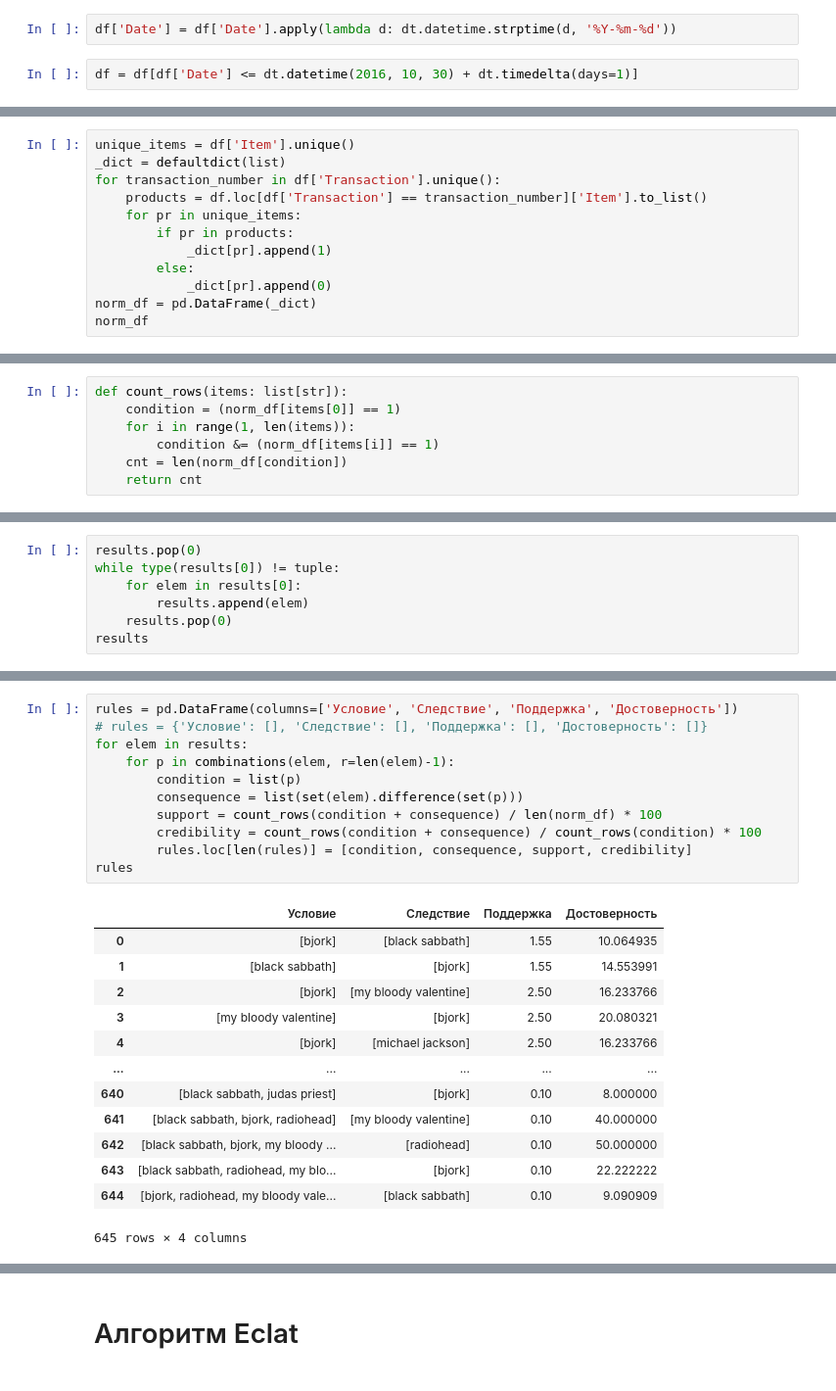
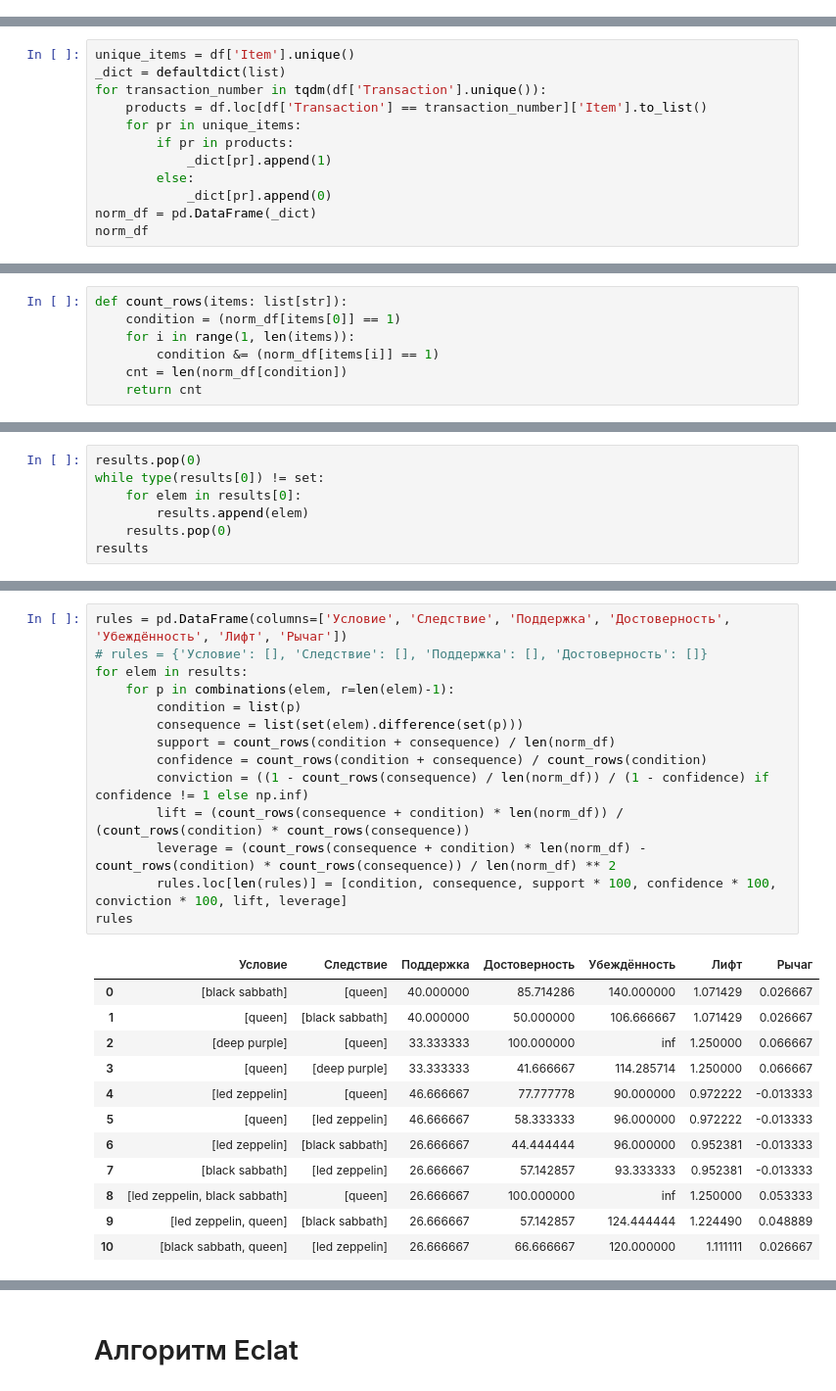
Before and after one commit to Grander78498/grander-materials-v2, a Jupyter notebook: Пр.интел.систем/prac1.ipynb, the cells around one changed output, grey strips where cells are left out. Shown: that part at 98% size. Saved outputs shown, nothing was run; the diff lists cells and outputs as text.

```diff
--- a/Пр.интел.систем/prac1.ipynb
+++ b/Пр.интел.систем/prac1.ipynb
@@ -105,7 +105,3 @@ df.head(100)
-# %%
-df['Date'] = df['Date'].apply(lambda d: dt.datetime.strptime(d, '%Y-%m-%d'))
-# %%
-df = df[df['Date'] <= dt.datetime(2016, 10, 30) + dt.timedelta(days=1)]
 # %%
 df
 # %% [output]
@@ -137,7 +137,7 @@ np.True_
 # %%
 unique_items = df['Item'].unique()
 _dict = defaultdict(list)
-for transaction_number in df['Transaction'].unique():
+for transaction_number in tqdm(df['Transaction'].unique()):
     products = df.loc[df['Transaction'] == transaction_number]['Item'].to_list()
     for pr in unique_items:
         if pr in products:
@@ -245,6 +246,6 @@ print(results[1:])
 # %%
 results.pop(0)
-while type(results[0]) != tuple:
+while type(results[0]) != set:
     for elem in results[0]:
         results.append(elem)
     results.pop(0)
@@ -270,28 +259,30 @@ results
 # %%
-rules = pd.DataFrame(columns=['Условие', 'Следствие', 'Поддержка', 'Достоверность'])
+rules = pd.DataFrame(columns=['Условие', 'Следствие', 'Поддержка', 'Достоверность', 'Убеждённость', 'Лифт', 'Рычаг'])
 # rules = {'Условие': [], 'Следствие': [], 'Поддержка': [], 'Достоверность': []}
 for elem in results:
     for p in combinations(elem, r=len(elem)-1):
         condition = list(p)
         consequence = list(set(elem).difference(set(p)))
-        support = count_rows(condition + consequence) / len(norm_df) * 100
-        credibility = count_rows(condition + consequence) / count_rows(condition) * 100
-        rules.loc[len(rules)] = [condition, consequence, support, credibility]
+        support = count_rows(condition + consequence) / len(norm_df)
+        confidence = count_rows(condition + consequence) / count_rows(condition)
+        conviction = ((1 - count_rows(consequence) / len(norm_df)) / (1 - confidence) if confidence != 1 else np.inf)
+        lift = (count_rows(consequence + condition) * len(norm_df)) / (count_rows(condition) * count_rows(consequence))
+        leverage = (count_rows(consequence + condition) * len(norm_df) - count_rows(condition) * count_rows(consequence)) / len(norm_df) ** 2
+        rules.loc[len(rules)] = [condition, consequence, support * 100, confidence * 100, conviction * 100, lift, leverage]
 rules
 # %% [output]
-|  | Условие | Следствие | Поддержка | Достоверность |
-| 0 | [bjork] | [black sabbath] | 1.55 | 10.064935 |
-| 1 | [black sabbath] | [bjork] | 1.55 | 14.553991 |
-| 2 | [bjork] | [my bloody valentine] | 2.50 | 16.233766 |
-| 3 | [my bloody valentine] | [bjork] | 2.50 | 20.080321 |
-| 4 | [bjork] | [michael jackson] | 2.50 | 16.233766 |
-| ... | ... | ... | ... | ... |
-| 640 | [black sabbath, judas priest] | [bjork] | 0.10 | 8.000000 |
-| 641 | [black sabbath, bjork, radiohead] | [my bloody valentine] | 0.10 | 40.000000 |
-| 642 | [black sabbath, bjork, my bloody ... | [radiohead] | 0.10 | 50.000000 |
-| 643 | [black sabbath, radiohead, my blo... | [bjork] | 0.10 | 22.222222 |
-| 644 | [bjork, radiohead, my bloody vale... | [black sabbath] | 0.10 | 9.090909 |
+|  | Условие | Следствие | Поддержка | Достоверность | Убеждённость | Лифт | Рычаг |
+| 0 | [black sabbath] | [queen] | 40.000000 | 85.714286 | 140.000000 | 1.071429 | 0.026667 |
+| 1 | [queen] | [black sabbath] | 40.000000 | 50.000000 | 106.666667 | 1.071429 | 0.026667 |
+| 2 | [deep purple] | [queen] | 33.333333 | 100.000000 | inf | 1.250000 | 0.066667 |
+| 3 | [queen] | [deep purple] | 33.333333 | 41.666667 | 114.285714 | 1.250000 | 0.066667 |
+| 4 | [led zeppelin] | [queen] | 46.666667 | 77.777778 | 90.000000 | 0.972222 | -0.013333 |
+| 5 | [queen] | [led zeppelin] | 46.666667 | 58.333333 | 96.000000 | 0.972222 | -0.013333 |
+| 6 | [led zeppelin] | [black sabbath] | 26.666667 | 44.444444 | 96.000000 | 0.952381 | -0.013333 |
+| 7 | [black sabbath] | [led zeppelin] | 26.666667 | 57.142857 | 93.333333 | 0.952381 | -0.013333 |
+| 8 | [led zeppelin, black sabbath] | [queen] | 26.666667 | 100.000000 | inf | 1.250000 | 0.053333 |
+| 9 | [led zeppelin, queen] | [black sabbath] | 26.666667 | 57.142857 | 124.444444 | 1.224490 | 0.048889 |
+| 10 | [black sabbath, queen] | [led zeppelin] | 26.666667 | 66.666667 | 120.000000 | 1.111111 | 0.026667 |
-645 rows × 4 columns
 # %%
 rules['Поддержка'].max()
 # %% [output]
```
Also changed, not shown: parts of 25 cells of this notebook, 8 other files.
